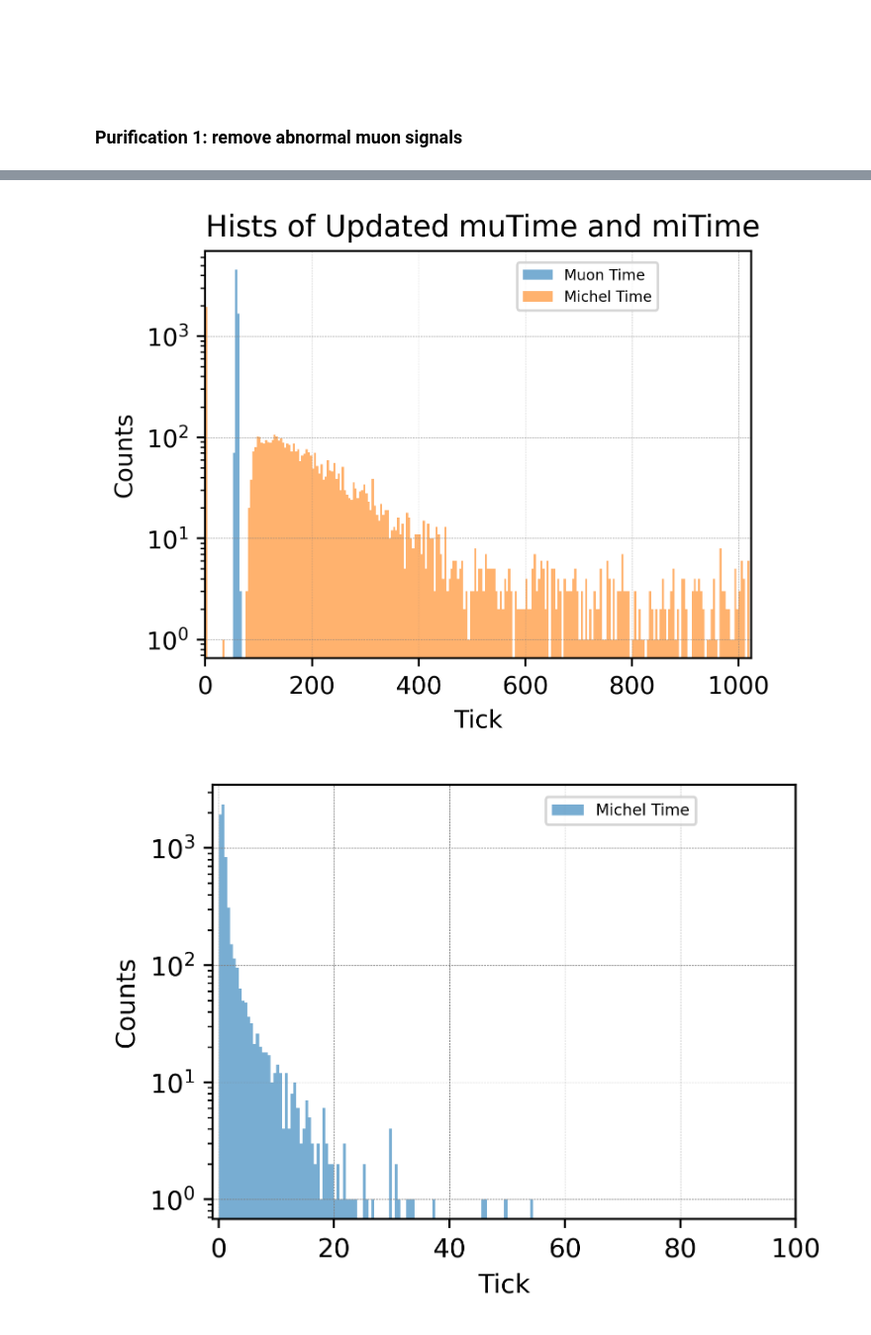
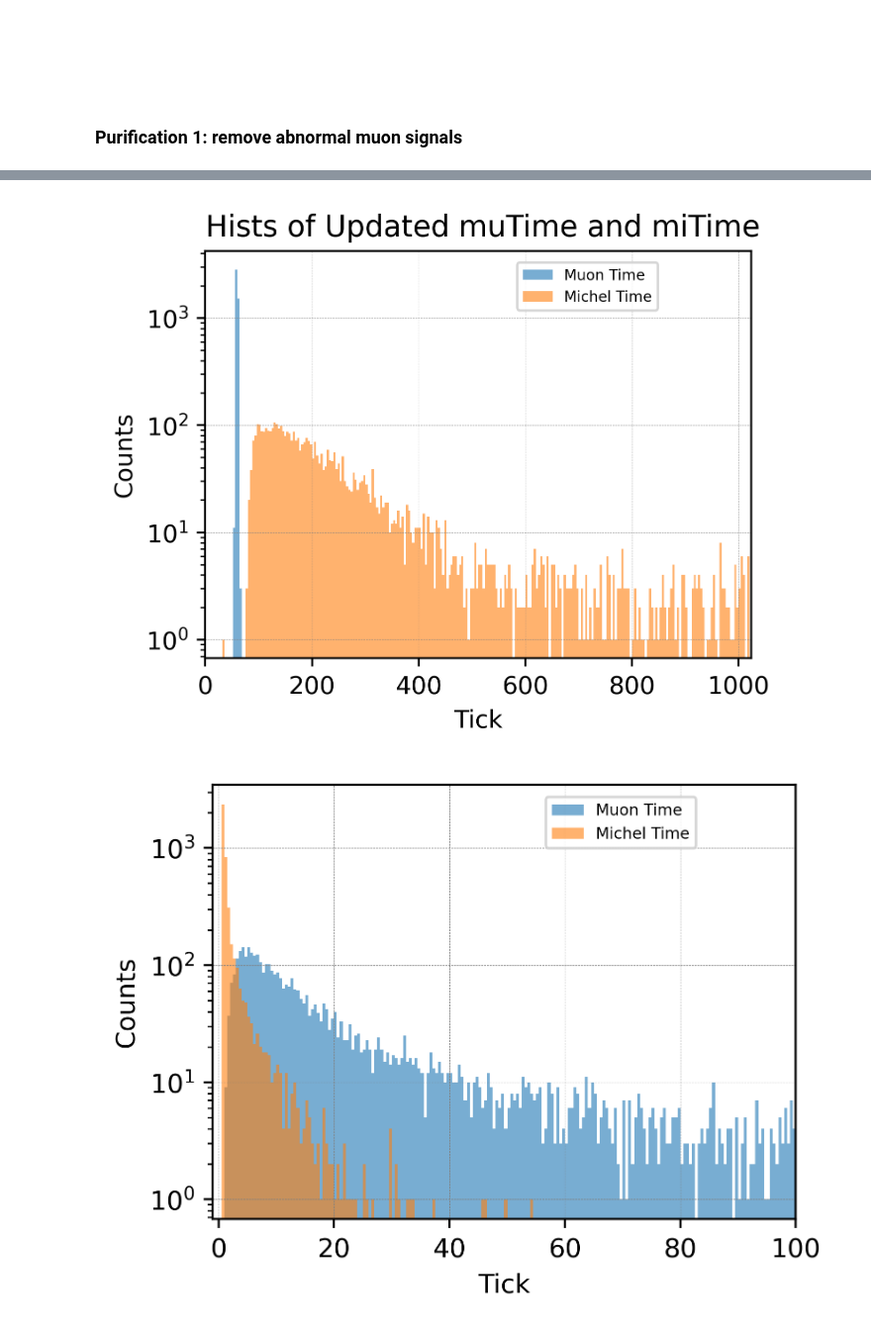
Before and after one commit to szhang17phys/analyze_pdhd_DATA_v2, a Jupyter notebook: jupyter/michel_stat/cosmicRun28116_FullRun/peakFinder_intensityExplore/intensity_dot5_new.ipynb, the cells around one changed output, grey strips where cells are left out. Shown at 99% size. Drawn from its saved outputs; the diff is of its cells as text; code cells hidden in the pictures.

```diff
--- a/jupyter/michel_stat/cosmicRun28116_FullRun/peakFinder_intensityExplore/intensity_dot5_new.ipynb
+++ b/jupyter/michel_stat/cosmicRun28116_FullRun/peakFinder_intensityExplore/intensity_dot5_new.ipynb
@@ -230,7 +230,7 @@ for i in range(0, len(mu_time)):
     y = decayY[i]
     z = decayZ[i]
 
-    if 55 <= mu <= 65:
+    if 55 <= mu <= 65 and 0.1 < mi:#remove empty Michel candidates---
         muTime_update.append(mu)
         miTime_update.append(mi)
         muIntensity_update.append(muInten)
@@ -300,7 +300,7 @@ bin_width_initial = 0.5  # You can change this value
 bins = np.arange(range_min_initial, range_max_initial + bin_width_initial, bin_width_initial)
 
 # Plot histograms on the same canvas
-#plt.hist(muIntensity_update, bins=bins, alpha=0.6, label='Muon Time')
+plt.hist(muIntensity_update, bins=bins, alpha=0.6, label='Muon Time')
 plt.hist(miIntensity_update, bins=bins, alpha=0.6, label='Michel Time')
 
 plt.xlabel('Tick')
@@ -318,39 +318,39 @@ plt.show()
 
 
 
-# Muon Lifetime distribution (INITIAL; NO fitting)----------------------------------------
-plt.figure(figsize=(4, 3), dpi=400)
 
-# Convert to ns (assuming mu_lifetime is already defined)
-mu_lifetime_ns = [value * 16 for value in mu_lifetime]
-print("\n\n\nLifetime distribution (Updated):")
-print("# Initial Candidates [-16000, 16000]: ", len(mu_lifetime_ns))
+#Michel Score vs Michel Hits==========================================================
+plt.figure(figsize=(4,3),dpi=400)
 
-# Apply test cut
-mu_lifetime_ns_test = [val for val in mu_lifetime_ns if 0 < val < 16000]
-print("# Initial Candidates [0, 16000]: ", len(mu_lifetime_ns_test), "({:.2f}%)".format(len(mu_lifetime_ns_test)/len(mu_lifetime_ns)*100))
+#y=x---
+#plt.plot([0, 80], [0, 1], color="silver", linewidth=0.3, linestyle='--')
+#plt.plot([0, 80], [0.4, 0.4], color="blue", linewidth=0.6, linestyle='-')
+plt.plot([0, 100], [0, 100], color="blue", linewidth=0.6, linestyle='-')
 
-print("\nNote: If there is no secondary peak (both heights >=0.5) found in summed wvf, the michel time will be recorded as 0 !")
 
-# Define histogram parameters
-bin_width = 500
-range_min = -16000
-range_max = 16000
-bins = np.arange(range_min, range_max + bin_width, bin_width)
+# Create a custom colormap where zero-frequency regions are white
+plasma = plt.cm.plasma.copy()
+plasma.set_under('white')  # Sets zero values to white
 
-# Plot histogram-----------------
-plt.hist(mu_lifetime_ns, bins=bins, range=(range_min, range_max),
-         edgecolor='blue', histtype='step', linewidth=0.8,
-         label='Muon Lifetime')
+# Create a 2D histogram
+hist, xedges, yedges, img = plt.hist2d(muIntensity_update, miIntensity_update, bins=(200, 200), range=[[0, 300], [0, 100]],
+                                       cmap=plasma, cmin=1)  # cmin=1 ensures zero bins remain white
 
-plt.xlim(-16000, 16000)
-plt.xlabel('Time [ns]', fontsize=8)
-plt.ylabel('#Counts', fontsize=8)
-plt.title('Purified (mu time [55, 65]) Lifetime')
-plt.tick_params(labelsize=7)
+# Add color bar
+cbar = plt.colorbar()
+cbar.set_label('Counts', fontsize=6)
+cbar.ax.tick_params(labelsize=5)
+
+# Labels and styling
+plt.xlim(0, 300)
+plt.ylim(0, 100)
+plt.xlabel('Muon Intensity', labelpad=1, fontsize=6)
+plt.ylabel('Michel Intensity', labelpad=1, fontsize=6)
+plt.title('Muon Michel Intensity Correlation', fontsize=7)
+
 plt.grid(color='gray', linestyle='--', linewidth=0.2, zorder=0)
-plt.legend(loc='upper center', bbox_to_anchor=(0.78, 0.95), fontsize=11, markerscale=5, ncol=1, prop={'size':8})
-plt.show()
+
+plt.tick_params(labelsize=5)
 # %% [output]
 Muon events purification (mu peak constrained to [55, 65]):
 
@@ -365,2 +365,2 @@ Length of updated decayZ       :  6304
-[figure, old version]
+[figure, new version]
-[figure, old version]
+[figure, new version]
```
Also changed, not shown: parts of 10 cells of this notebook, 19 other files.
